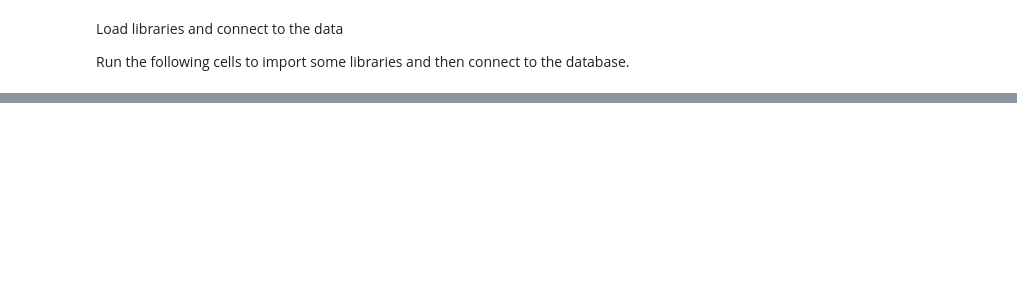
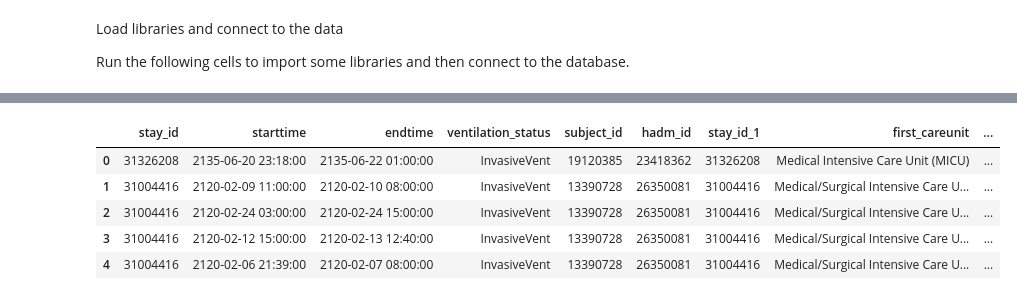
Before and after one commit to cloverbunny/mimic-iv, a Jupyter notebook: c14_combine_mimic_files3_20_22.ipynb, the cells around one changed output, grey strips where cells are left out. Saved outputs shown, nothing was run; the diff lists cells and outputs as text; code cells hidden in the pictures; blank space fills up the shorter version.

```diff
--- a/c14_combine_mimic_files3_20_22.ipynb
+++ b/c14_combine_mimic_files3_20_22.ipynb
@@ -50 +50,10 @@ vented.shape
+# %%
+vented.head()
+# %% [output]
+|  | stay_id | starttime | endtime | ventilation_status | subject_id | hadm_id | stay_id_1 | first_careunit | ... |
+| 0 | 31326208 | 2135-06-20 23:18:00 | 2135-06-22 01:00:00 | InvasiveVent | 19120385 | 23418362 | 31326208 | Medical Intensive Care Unit (MICU) | ... |
+| 1 | 31004416 | 2120-02-09 11:00:00 | 2120-02-10 08:00:00 | InvasiveVent | 13390728 | 26350081 | 31004416 | Medical/Surgical Intensive Care U... | ... |
+| 2 | 31004416 | 2120-02-24 03:00:00 | 2120-02-24 15:00:00 | InvasiveVent | 13390728 | 26350081 | 31004416 | Medical/Surgical Intensive Care U... | ... |
+| 3 | 31004416 | 2120-02-12 15:00:00 | 2120-02-13 12:40:00 | InvasiveVent | 13390728 | 26350081 | 31004416 | Medical/Surgical Intensive Care U... | ... |
+| 4 | 31004416 | 2120-02-06 21:39:00 | 2120-02-07 08:00:00 | InvasiveVent | 13390728 | 26350081 | 31004416 | Medical/Surgical Intensive Care U... | ... |
 # %%
```
Also changed, not shown: parts of 49 cells of this notebook.
